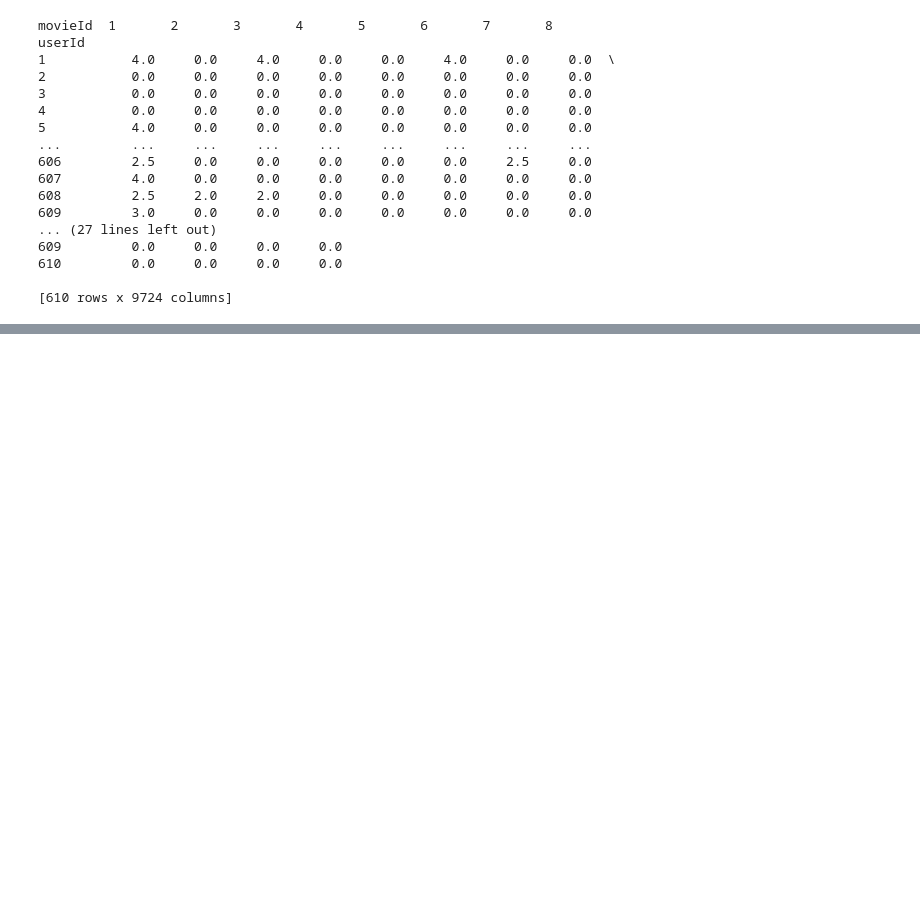
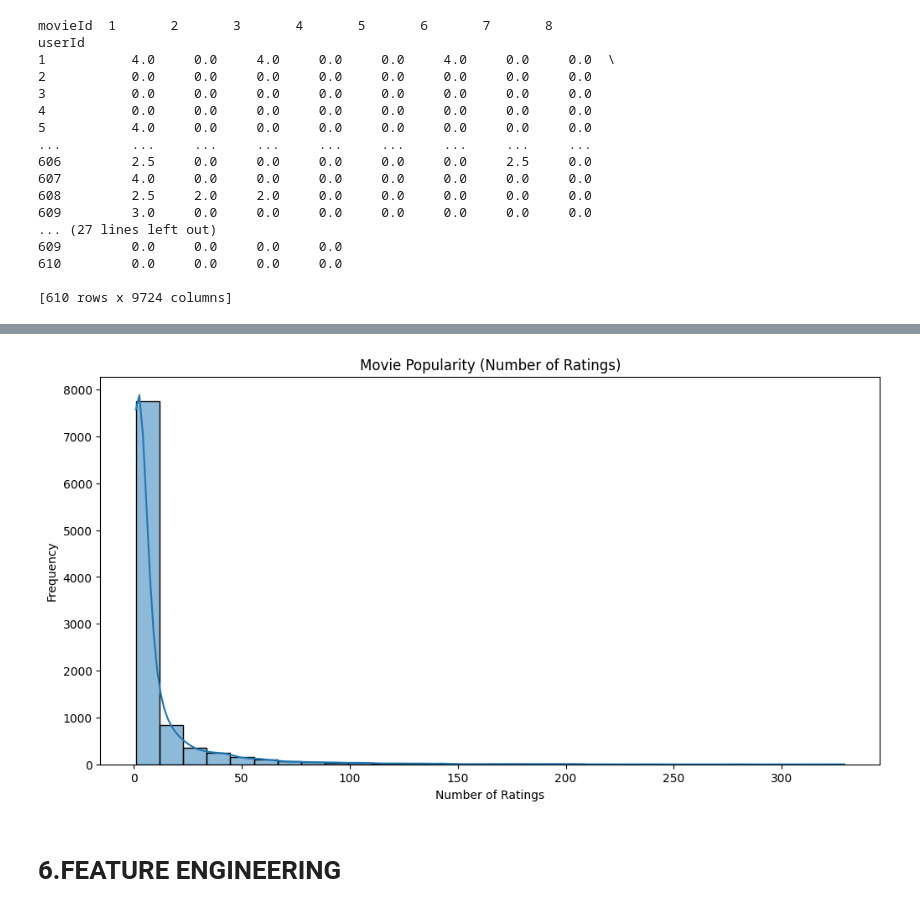
Before and after one commit to Mak-annie/MOVIE-RECS-SYSTEM, a Jupyter notebook: index.ipynb, the cells around one changed output, grey strips where cells are left out. Drawn from its saved outputs; the diff is of its cells as text; code cells hidden in the pictures; blank space fills up the shorter version.

```diff
--- a/index.ipynb
+++ b/index.ipynb
@@ -226,0 +189,13 @@ print(top_movie_recommendations)
+# %%
+#Movie Popularity (Number of Ratings)
+movie_ratings_count = user_item_matrix[user_item_matrix > 0].count()
+plt.figure(figsize=(12, 6))
+sns.histplot(movie_ratings_count, bins=30, kde=True)
+plt.title("Movie Popularity (Number of Ratings)")
+plt.xlabel("Number of Ratings")
+plt.ylabel("Frequency")
+plt.show()
+# %% [output]
+[figure, added]
+# %% [markdown]
+# 6.FEATURE ENGINEERING
```
Also changed, not shown: parts of 6 cells of this notebook.
